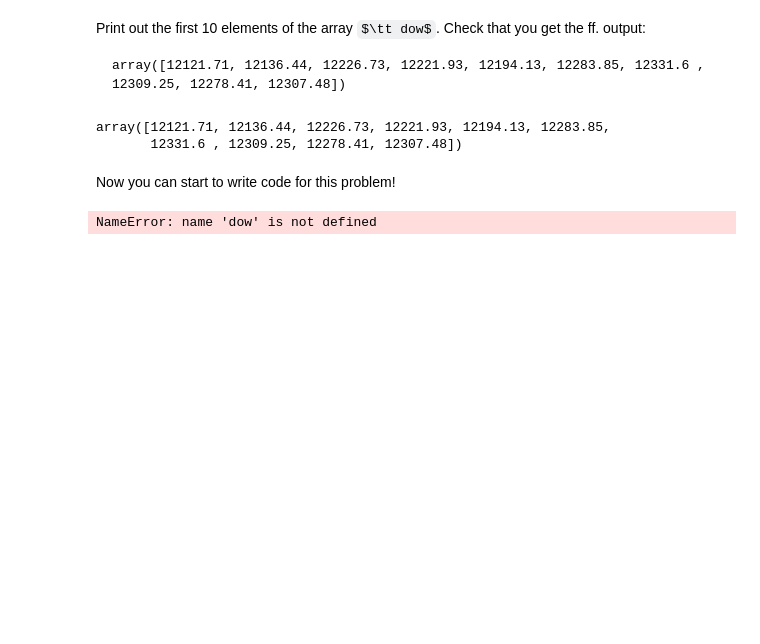
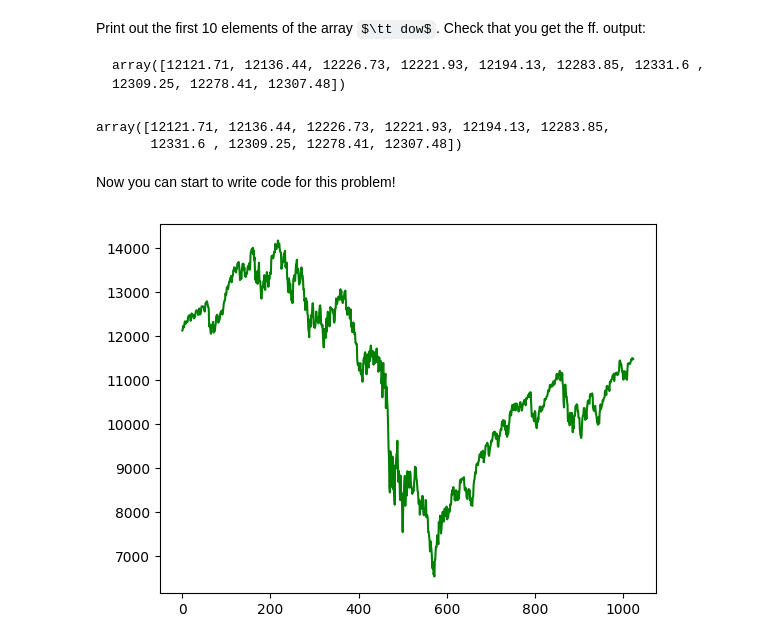
Before and after one commit to JasperTaburno/Apphy155_Repo_Taburno, a Jupyter notebook: lab_assignment_module3_Taburno.ipynb, the cells around one changed output. Drawn from its saved outputs; the diff is of its cells as text; code cells hidden in the pictures; some formulas as TeX source; blank space fills up the shorter version.

```diff
--- a/lab_assignment_module3_Taburno.ipynb
+++ b/lab_assignment_module3_Taburno.ipynb
@@ -139,7 +144,7 @@ array([12121.71, 12136.44, 12226.73, 12221.93, 12194.13, 12283.85,
 # %% [markdown]
 Now you can start to write code for this problem!
 # %%
-plt.plot(dow,color='k')
+plt.plot(dow,color='green')
 plt.show()
 # %% [output]
-NameError: name 'dow' is not defined
+[figure, added]
```
Also changed, not shown: parts of 8 cells of this notebook, 4 other files.
